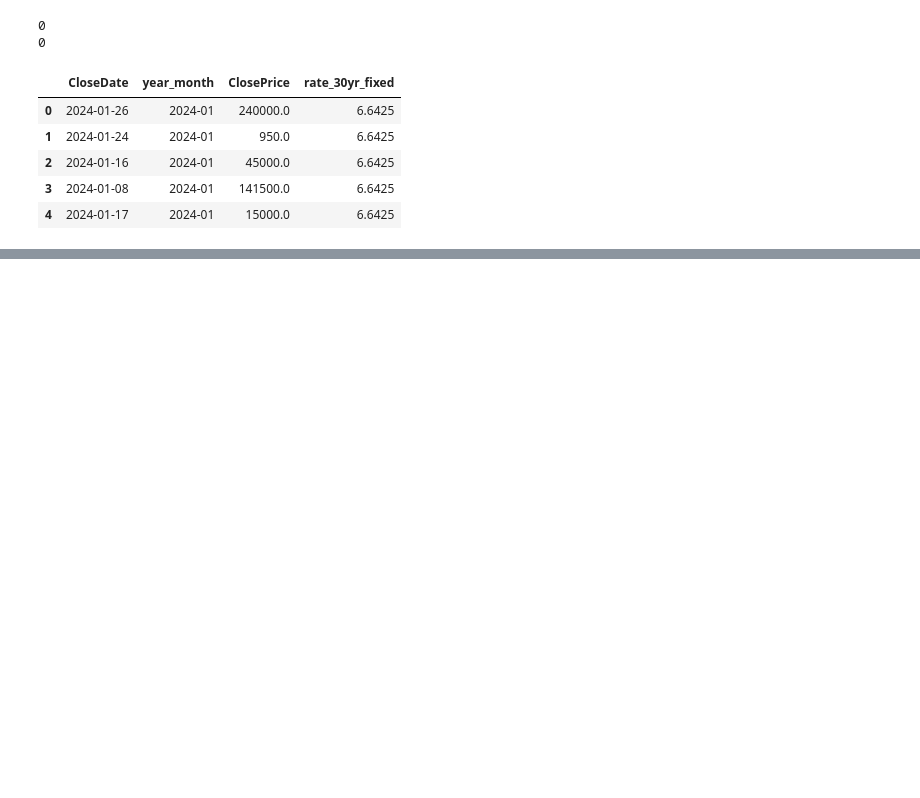
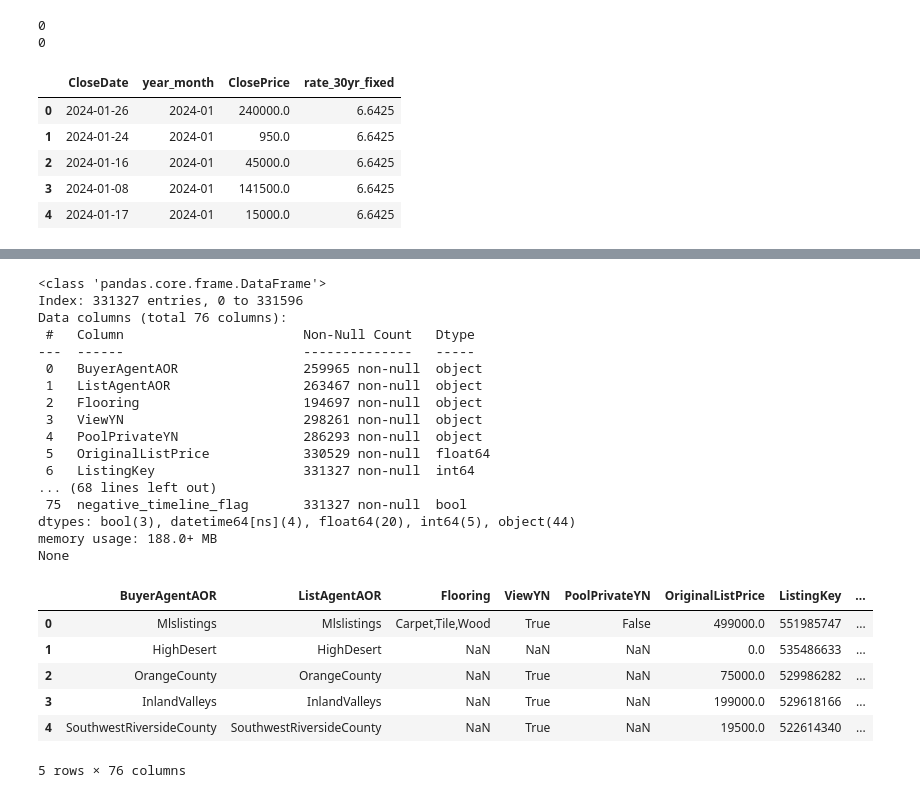
Before and after one commit to andrw0505/idxexchange, a Jupyter notebook: idx_deliverable.ipynb, the cells around one changed output, grey strips where cells are left out. Drawn from its saved outputs; the diff is of its cells as text; code cells hidden in the pictures; blank space fills up the shorter version.

Commit message:
Ensure that timeline is correct and coordinates match with requirement

```diff
--- a/idx_deliverable.ipynb
+++ b/idx_deliverable.ipynb
@@ -388,2 +407,6 @@ display(sold_w_rates[['CloseDate','year_month','ClosePrice','rate_30yr_fixed']].
 sold_w_rates.to_csv('enriched_sold.csv',index=True,encoding='utf-8-sig')
 listing_w_rates.to_csv('enriched_listing.csv',index=True,encoding='utf-8-sig')
+# %%
+# Re-read 'enriched_sold.csv' with correct date format
+enriched_sold = pd.read_csv('enriched_sold.csv',index_col=0,parse_dates=['CloseDate','PurchaseContractDate','ListingContractDate','ContractStatusChangeDate'])
+enriched_sold.info()
@@ -389,0 +453,54 @@ listing_w_rates.to_csv('enriched_listing.csv',index=True,encoding='utf-8-sig')
+# %%
+# Checking if date follows the correct order
+
+# Check if listing is after close
+
+def list_after_close(listing_date,close_date):
+    return listing_date > close_date # True = faulty value, False = correct value
+
+def purchase_after_close(purchase_date,close_date):
+    return purchase_date > close_date # True = faulty value, False = correct value
+
+
+enriched_sold['list_after_close_flag']= enriched_sold.apply(
+    lambda row: list_after_close(row['ListingContractDate'],row['CloseDate']),
+                axis=1
+)
+
+enriched_sold['purchase_after_close_flag']=enriched_sold.apply(
+    lambda row: purchase_after_close(row['PurchaseContractDate'],row['CloseDate']),
+    axis=1
+)
+# %%
+enriched_sold['negative_timeline_flag'] = (
+    enriched_sold['list_after_close_flag'] | enriched_sold['purchase_after_close_flag']
+)
+
+enriched_sold_postimeline = enriched_sold[enriched_sold['negative_timeline_flag']==False].copy()
+print(enriched_sold_postimeline.info())
+display(enriched_sold_postimeline.head())
+# %% [output]
+<class 'pandas.core.frame.DataFrame'>
+Index: 331327 entries, 0 to 331596
+Data columns (total 76 columns):
+ #   Column                       Non-Null Count   Dtype
+---  ------                       --------------   -----
+ 0   BuyerAgentAOR                259965 non-null  object
+ 1   ListAgentAOR                 263467 non-null  object
+ 2   Flooring                     194697 non-null  object
+ 3   ViewYN                       298261 non-null  object
+ 4   PoolPrivateYN                286293 non-null  object
+ 5   OriginalListPrice            330529 non-null  float64
+ 6   ListingKey                   331327 non-null  int64
+... (68 lines left out)
+ 75  negative_timeline_flag       331327 non-null  bool
+dtypes: bool(3), datetime64[ns](4), float64(20), int64(5), object(44)
+memory usage: 188.0+ MB
+None
+|  | BuyerAgentAOR | ListAgentAOR | Flooring | ViewYN | PoolPrivateYN | OriginalListPrice | ListingKey | ... |
+| 0 | Mlslistings | Mlslistings | Carpet,Tile,Wood | True | False | 499000.0 | 551985747 | ... |
+| 1 | HighDesert | HighDesert | NaN | NaN | NaN | 0.0 | 535486633 | ... |
+| 2 | OrangeCounty | OrangeCounty | NaN | True | NaN | 75000.0 | 529986282 | ... |
+| 3 | InlandValleys | InlandValleys | NaN | True | NaN | 199000.0 | 529618166 | ... |
+| 4 | SouthwestRiversideCounty | SouthwestRiversideCounty | NaN | True | NaN | 19500.0 | 522614340 | ... |
+5 rows × 76 columns
```
Also changed, not shown: parts of 13 cells of this notebook.
